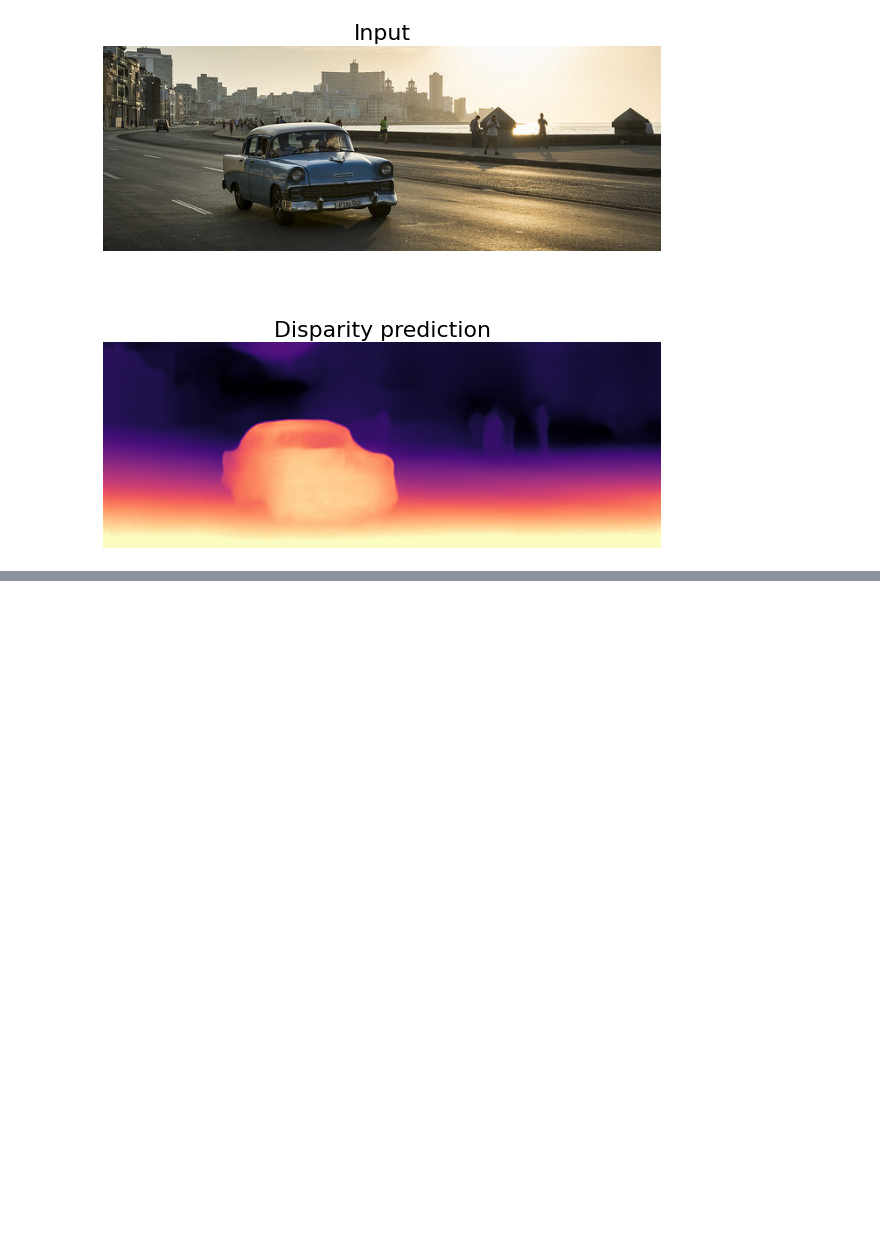
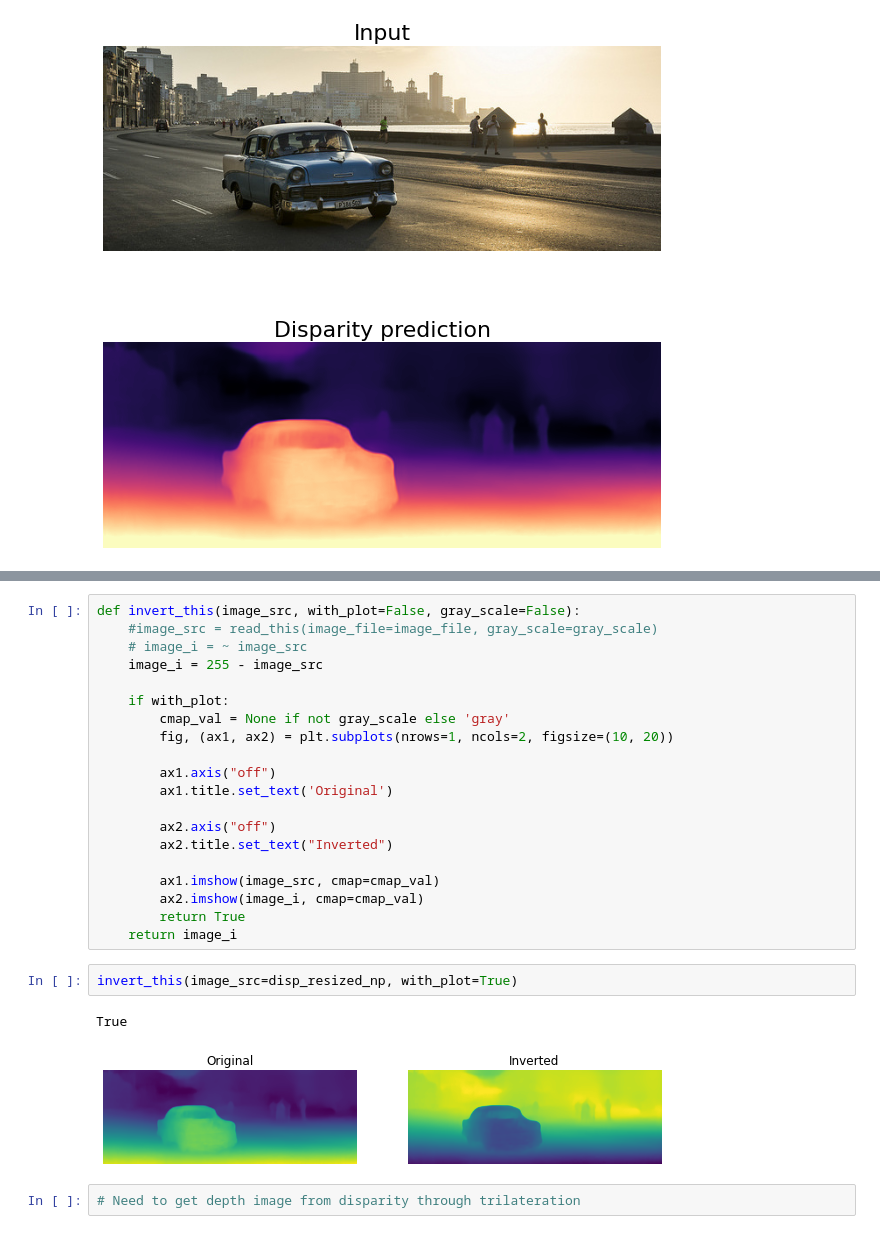
Before and after one commit to Akilax0/monodepth2, a Jupyter notebook: depth_prediction_example.ipynb, the cells around one changed output, grey strips where cells are left out. Drawn from its saved outputs; the diff is of its cells as text; blank space fills up the shorter version.

```diff
--- a/depth_prediction_example.ipynb
+++ b/depth_prediction_example.ipynb
@@ -88,0 +106,27 @@ plt.axis('off');
+# %%
+def invert_this(image_src, with_plot=False, gray_scale=False):
+    #image_src = read_this(image_file=image_file, gray_scale=gray_scale)
+    # image_i = ~ image_src
+    image_i = 255 - image_src
+
+    if with_plot:
+        cmap_val = None if not gray_scale else 'gray'
+        fig, (ax1, ax2) = plt.subplots(nrows=1, ncols=2, figsize=(10, 20))
+
+        ax1.axis("off")
+        ax1.title.set_text('Original')
+
+        ax2.axis("off")
+        ax2.title.set_text("Inverted")
+
+        ax1.imshow(image_src, cmap=cmap_val)
+        ax2.imshow(image_i, cmap=cmap_val)
+        return True
+    return image_i
+# %%
+invert_this(image_src=disp_resized_np, with_plot=True)
+# %% [output]
+True
+[figure, added]
+# %%
+# Need to get depth image from disparity through trilateration
```
Also changed, not shown: parts of 3 cells of this notebook, 5 other files.
